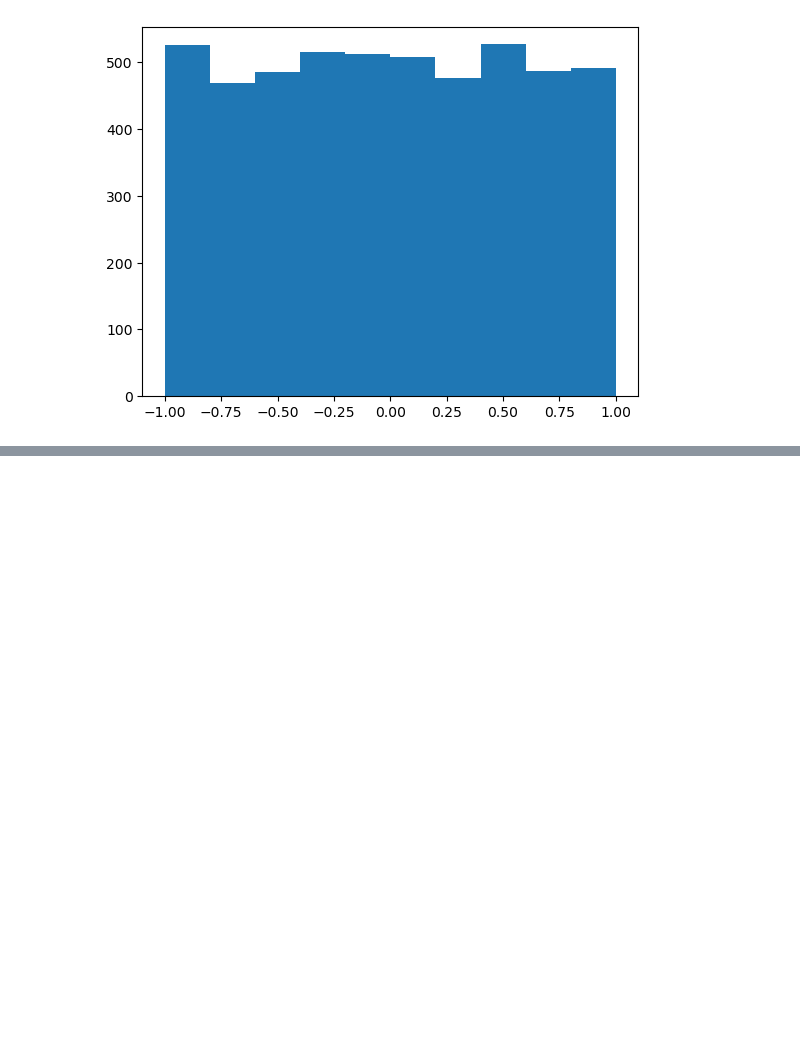
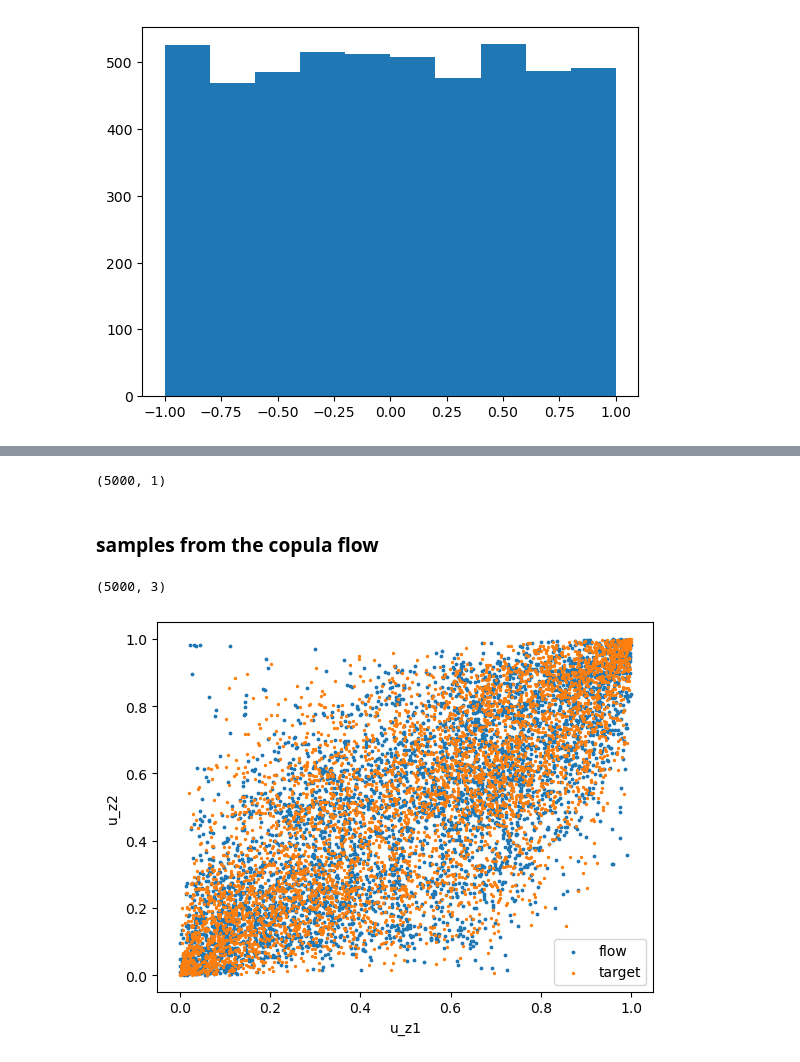
Before and after one commit to llaurabatt/frugal-flows, a Jupyter notebook: clean_playground.ipynb, the cells around one changed output, grey strips where cells are left out. Cells and saved outputs as stored; diff of their text form; code cells hidden in the pictures; blank space fills up the shorter version.

Commit message:
add conditioning on x to the flow, with full masking

```diff
--- a/clean_playground.ipynb
+++ b/clean_playground.ipynb
@@ -268,0 +418,17 @@ plt.hist(corruni_m1p1[:,0]);
+# %%
+# gen data
+
+key, subkey = jr.split(jr.PRNGKey(SEED+6))
+
+# x = jr.bernoulli(subkey, p=0.5, shape=(5000, 1)).astype(int)
+ps = jax.nn.sigmoid(z.sum(1))
+x = jnp.expand_dims(jr.bernoulli(subkey, p=ps, ).astype(int), axis=1)
+
+# # x = jr.multivariate_normal(key, jnp.array([0.,0.]), jnp.array([[1., 0.8],[0.8, 1.]]), shape=(5000,))
+
+key, subkey = jr.split(key)
+y = jr.normal(subkey, shape=(5000,1)) + x + jnp.expand_dims(z.sum(1), axis=1)
+# %%
+y.shape
+# %% [output]
+(5000, 1)
@@ -268,0 +497,16 @@ plt.hist(corruni_m1p1[:,0]);
+# %% [markdown]
+### samples from the copula flow
+# %%
+copula_flow_samples = copula_flow.sample(key, condition=x) #
+copula_flow_samples.shape
+# %% [output]
+(5000, 3)
+# %%
+plt.scatter(*copula_flow_samples[:,1:].T, label="flow", s=3)
+plt.scatter(*u_z.T, label="target", s=2)
+plt.xlabel('u_z1')
+plt.ylabel('u_z2')
+plt.legend()
+plt.show()
+# %% [output]
+[figure, added]
```
Also changed, not shown: parts of 43 cells of this notebook, 7 other files.
